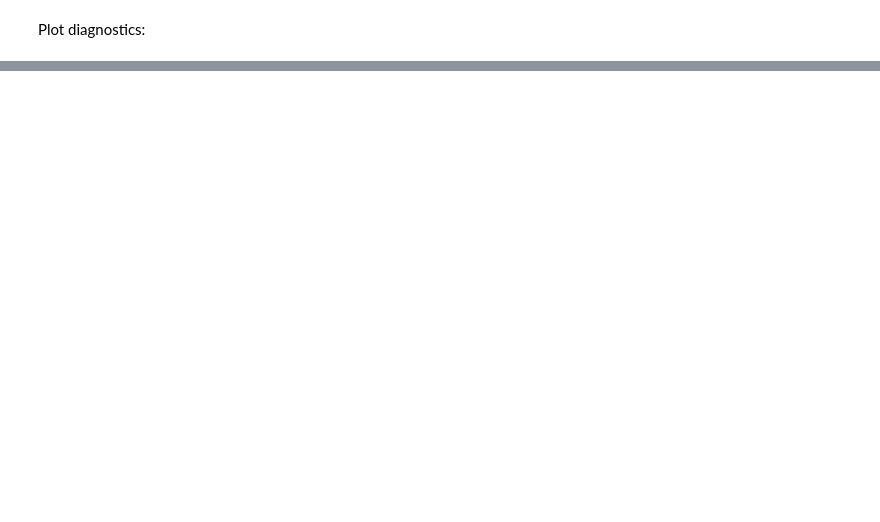
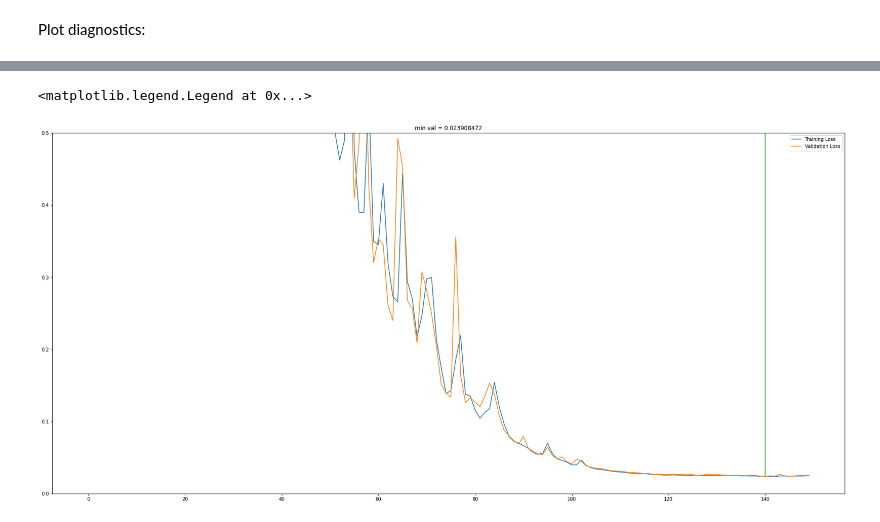
Before and after one commit to ReadingTimeMachine/figure_and_caption_extraction, a Jupyter notebook: mega_yolo_train_tfrecords.ipynb, the cells around one changed output, grey strips where cells are left out. Cells and saved outputs as stored; diff of their text form; code cells hidden in the pictures; blank space fills up the shorter version.

```diff
--- a/mega_yolo_train_tfrecords.ipynb
+++ b/mega_yolo_train_tfrecords.ipynb
@@ -317,3 +291,18 @@ view_dataset = train_raw_data.map(lambda example_proto:_parse_to_view(example_pr
+# %%
+#view_dataset = train_raw_data.map(lambda example_proto:_parse_to_view(example_proto,
+#                                                                      anchors,CLASS))
+# view_dataset = train_raw_data.interleave(lambda example_proto:
+#     train_raw_data.map(_parse_to_view(example_proto,anchors,CLASS), num_parallel_calls=tf.data.AUTOTUNE),
+#     cycle_length=4, block_length=16)
+
+view_dataset = train_raw_data.interleave(lambda x: train_raw_data.map(lambda example_proto:_parse_to_view(example_proto, anchors,CLASS),num_parallel_calls=tf.data.AUTOTUNE))
+
+# dataset = tf.data.Dataset.from_tensor_slices(filenames)
+# def parse_fn(filename):
+#   return tf.data.Dataset.range(10)
+# dataset = dataset.interleave(lambda x:
+#     tf.data.TextLineDataset(x).map(parse_fn, num_parallel_calls=1),
+#     cycle_length=4, block_length=16)
 # %%
 # check one out
 for image,nboxes,nfeatures,boxes in view_dataset.take(1):
@@ -354,20 +343,29 @@ def _parse_image_function(example_proto,anchors,CLASS):
                               (tf.float32,tf.float32,tf.float32))
     return image, y1,y2,y3
 # %%
-train_dataset = train_raw_data.map(lambda example_proto:_parse_image_function(example_proto,
-                                                                              anchors,CLASS))
-valid_dataset = valid_raw_data.map(lambda example_proto:_parse_image_function(example_proto,
-                                                                              anchors,CLASS))
+#train_dataset = train_raw_data.map(lambda example_proto:_parse_image_function(example_proto,
+#                                                                              anchors,CLASS))
+train_dataset = train_raw_data.interleave(lambda x: train_raw_data.map(lambda example_proto:_parse_image_function(example_proto,
+                                                                                                                  anchors,CLASS),
+                                                                       num_parallel_calls=tf.data.AUTOTUNE))
+
+# valid_dataset = valid_raw_data.map(lambda example_proto:_parse_image_function(example_proto,
+#                                                                               anchors,CLASS))
+valid_dataset = valid_raw_data.interleave(lambda x: valid_raw_data.map(lambda example_proto:_parse_image_function(example_proto,
+                                                                                                                  anchors,CLASS),
+                                                                       num_parallel_calls=tf.data.AUTOTUNE))
 # %%
 # ***** ADD TRAINING AUGMENTATION HERE JUST FOR TRAINING SET ********
 # %%
 train_dataset = train_dataset.shuffle(buffer_size)
 train_dataset = train_dataset.repeat()
 train_dataset = train_dataset.batch(batch_size)
+train_dataset = train_dataset.prefetch(tf.data.AUTOTUNE)
 # %%
 valid_dataset = valid_dataset.shuffle(buffer_size)
 valid_dataset = valid_dataset.repeat()
 valid_dataset = valid_dataset.batch(batch_size)
+valid_dataset = valid_dataset.prefetch(tf.data.AUTOTUNE)
 # %%
 # # check one out, but only if you wanna
 # for image,y1,y2,y3 in train_dataset.take(1):
@@ -760,0 +762,12 @@ plt.legend()
+# %%
+fig, ax = plt.subplots(figsize=(30,14))
+ax.plot(results[0], label='Training Loss')
+ax.plot(results[1], label='Validation Loss')
+ax.set_ylim(0.0,0.5)
+minx = np.argmin(results[1])
+ax.plot([minx,minx],[np.min(results[1]),np.max(results[1])])
+ax.set_title('min val = '+str(np.min(results[1])))
+plt.legend()
+# %% [output]
+<matplotlib.legend.Legend at 0x...>
+[figure, added]
```
Also changed, not shown: parts of 7 cells of this notebook, 2 other files.
